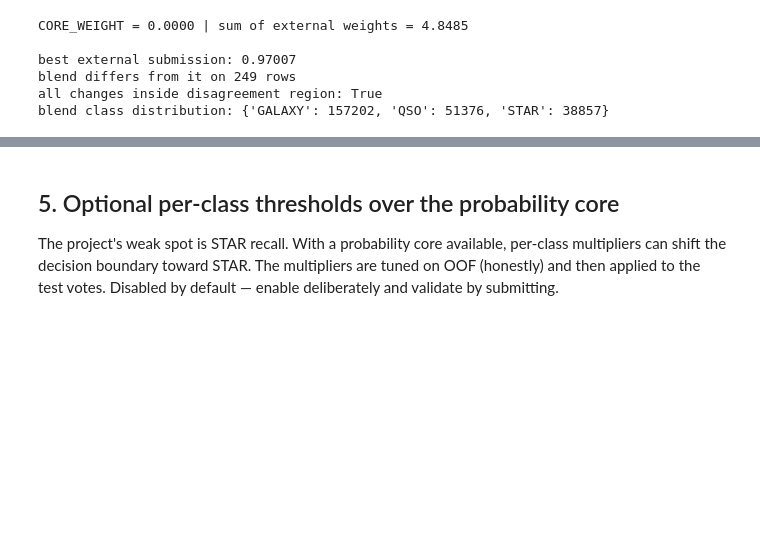
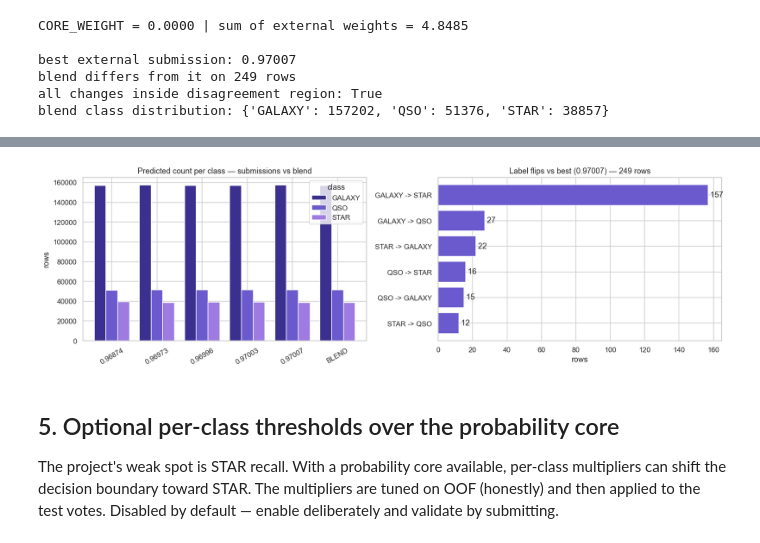
Before and after one commit to FlexonaFFt/MLKaggleTasks, a Jupyter notebook: competitions/predicting-stellar-class/notebooks/blender_note.ipynb, the cells around one changed output, grey strips where cells are left out. Saved outputs shown, nothing was run; the diff lists cells and outputs as text; code cells hidden in the pictures; blank space fills up the shorter version.

```diff
--- a/competitions/predicting-stellar-class/notebooks/blender_note.ipynb
+++ b/competitions/predicting-stellar-class/notebooks/blender_note.ipynb
@@ -222,3 +273,29 @@ blend class distribution: {'GALAXY': 157202, 'QSO': 51376, 'STAR': 38857}
+# %%
+dist = pd.DataFrame({n: subs[n]['class'].value_counts() for n in names}).reindex(CLASSES)
+dist['BLEND'] = pd.Series(Counter(blend_lbl)).reindex(CLASSES)
+
+fig, ax = plt.subplots(1, 2, figsize=(15, 4.6))
+
+dist.T.plot(kind='bar', ax=ax[0], width=0.78,
+            color=[CLASS_PALETTE[c] for c in CLASSES])
+ax[0].set_title('Predicted count per class — submissions vs blend')
+ax[0].set_ylabel('rows'); ax[0].set_xlabel('')
+ax[0].tick_params(axis='x', rotation=30)
+ax[0].legend(title='class')
+
+changed = blend_idx != best_idx
+moves = (pd.Series([f'{CLASSES[best_idx[k]]} -> {CLASSES[blend_idx[k]]}'
+                    for k in np.where(changed)[0]])
+         .value_counts().sort_values())
+ax[1].barh(moves.index, moves.values, color='#6A5ACD')
+for y, v in enumerate(moves.values):
+    ax[1].text(v, y, f' {v}', va='center')
+ax[1].set_title(f'Label flips vs best ({best_name}) — {changed.sum()} rows')
+ax[1].set_xlabel('rows')
+
+plt.tight_layout(); plt.show()
+# %% [output]
+[figure, added]
 # %% [markdown]
 ## 5. Optional per-class thresholds over the probability core
 
```
Also changed, not shown: parts of 7 cells of this notebook.
